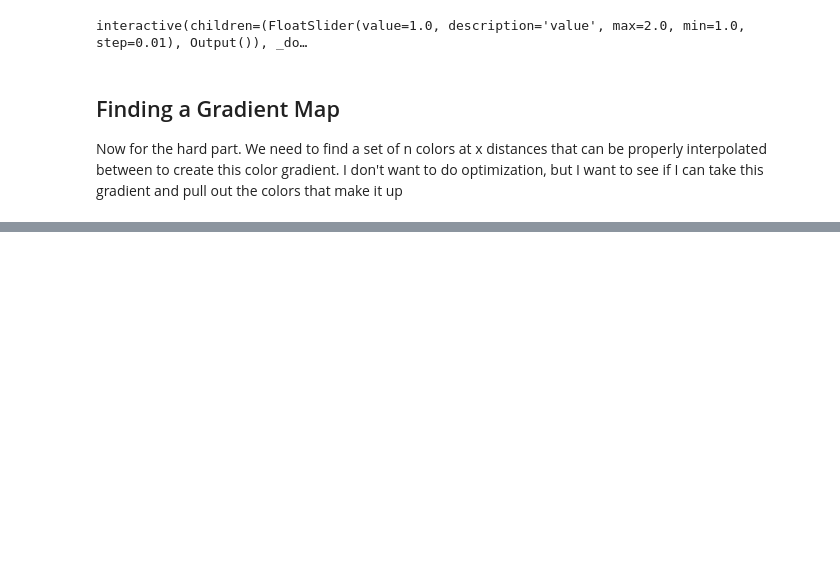
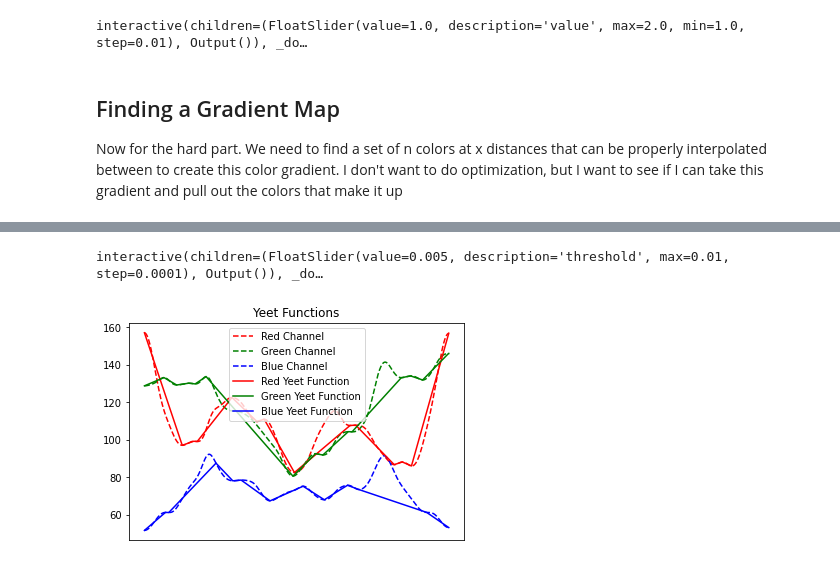
Before and after one commit to andydevs/andys-notebook-legacy, a Jupyter notebook: notebook/gradient-from-movie-poster.ipynb, the cells around one changed output, grey strips where cells are left out. Drawn from its saved outputs; the diff is of its cells as text; code cells hidden in the pictures; blank space fills up the shorter version.

```diff
--- a/notebook/gradient-from-movie-poster.ipynb
+++ b/notebook/gradient-from-movie-poster.ipynb
@@ -139,0 +152,70 @@ plot_colors(gdiff, rdiff, bdiff, title='Color Changes')
+# %%
+@interact
+def find_extrema_n_shizz(threshold=(0, 0.01, 0.0001)):
+    global gxr, rxr, bxr
+
+    # Get extrema and saddle points
+    gxt = np.argwhere(np.abs(gdiff) < threshold).flatten()
+    rxt = np.argwhere(np.abs(rdiff) < threshold).flatten()
+    bxt = np.argwhere(np.abs(bdiff) < threshold).flatten()
+    gxs = np.argwhere(np.abs(gdiff2) < threshold / 1000).flatten()
+    rxs = np.argwhere(np.abs(rdiff2) < threshold / 1000).flatten()
+    bxs = np.argwhere(np.abs(bdiff2) < threshold / 1000).flatten()
+
+    gxr = np.unique(np.concatenate((gxt, gxs)))
+    rxr = np.unique(np.concatenate((rxt, rxs)))
+    bxr = np.unique(np.concatenate((bxt, bxs)))
+
+    # Get values at extrema
+    gxv = g[gxr]
+    rxv = r[rxr]
+    bxv = b[bxr]
+
+    # Plot
+    plt.figure()
+    plt.plot(r, color='r', label='Red Channel')
+    plt.plot(g, color='g', label='Green Channel')
+    plt.plot(b, color='b', label='Blue Channel')
+    plt.scatter(gxr, gxv, color='g', label='Green Extrema')
+    plt.scatter(rxr, rxv, color='r', label='Red Extrema')
+    plt.scatter(bxr, bxv, color='b', label='Blue Extrema')
+    plt.title('Extrema')
+    plt.xticks([])
+    plt.legend()
+    plt.show()
+# %% [output]
+interactive(children=(FloatSlider(value=0.005, description='threshold', max=0.01, step=0.0001), Output()), _do…
+# %%
+def galaxy_brain_move(xr):
+    """
+    Get the bruh points of each channel
+    """
+    xrw = xr.flatten()
+    what = xrw[1:] - xrw[:-1]
+    bruh = np.concatenate(([2], what))
+    return np.concatenate((
+        [0], xrw[bruh > 1], [fstrip.shape[0]-1]
+    ))
+
+# Get the bruh points of every channel
+rbruh = galaxy_brain_move(rxr)
+gbruh = galaxy_brain_move(gxr)
+bbruh = galaxy_brain_move(bxr)
+
+# Plot the bruh points
+ryo = r[rbruh]
+gyo = g[gbruh]
+byo = b[bbruh]
+plt.figure()
+plt.plot(r, 'r--', label='Red Channel')
+plt.plot(g, 'g--', label='Green Channel')
+plt.plot(b, 'b--', label='Blue Channel')
+plt.plot(rbruh, ryo, 'r-', label='Red Yeet Function')
+plt.plot(gbruh, gyo, 'g-', label='Green Yeet Function')
+plt.plot(bbruh, byo, 'b-', label='Blue Yeet Function')
+plt.title('Yeet Functions')
+plt.legend()
+plt.xticks([])
+plt.show()
+# %% [output]
+[figure, added]
```
Also changed, not shown: parts of 9 cells of this notebook, 3 other files.
